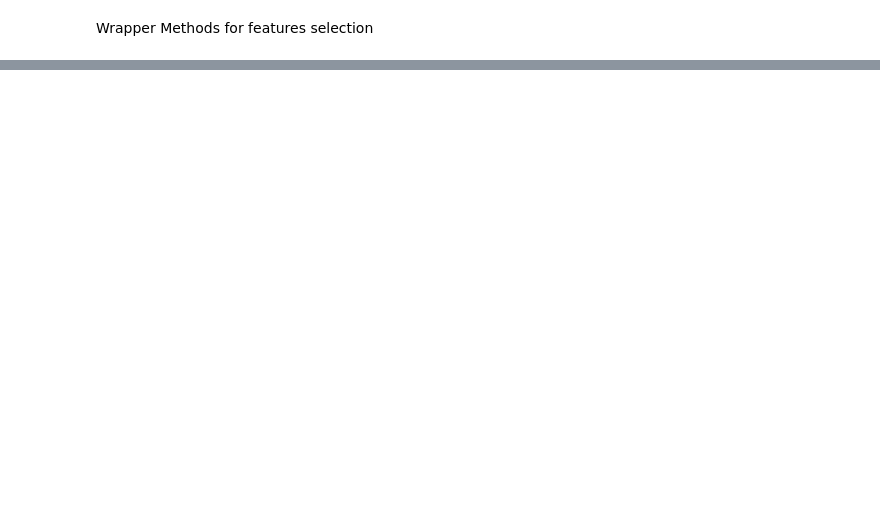
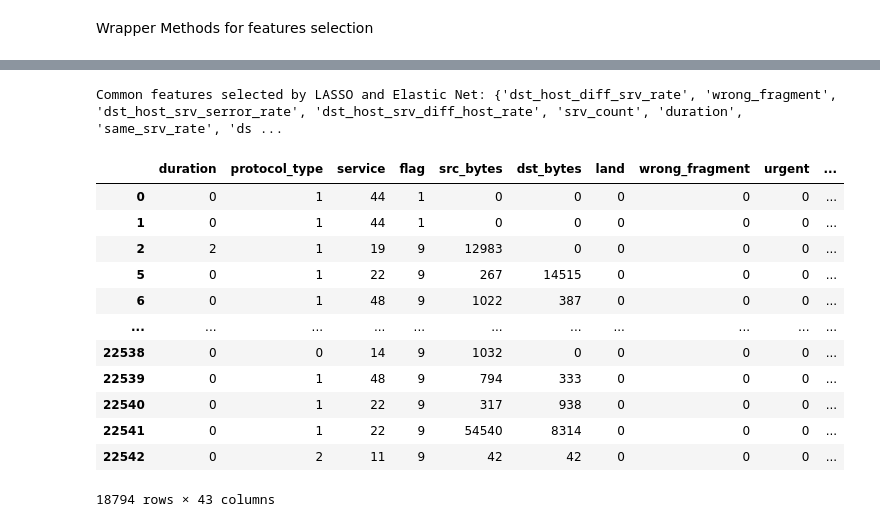
Before and after one commit to karunaprakash062/Major_Project, a Jupyter notebook: featureselection.ipynb, the cells around one changed output, grey strips where cells are left out. Cells and saved outputs as stored; diff of their text form; code cells hidden in the pictures; blank space fills up the shorter version.

```diff
--- a/featureselection.ipynb
+++ b/featureselection.ipynb
@@ -21,3 +22,5 @@ data['flag'] = encoder.fit_transform(data['flag'])
 removed_feature = data.pop('num_outbound_cmds')
 # %%
 target = data.pop('class')
+# %%
+target = encoder.fit_transform(target)
@@ -81,0 +177,6 @@ Wrapper Methods for features selection
+# %%
+common_features = set(selected_features_lasso).intersection(selected_features_elastic_net)
+
+print("Common features selected by LASSO and Elastic Net:", common_features)
+# %% [output]
+Common features selected by LASSO and Elastic Net: {'dst_host_diff_srv_rate', 'wrong_fragment', 'dst_host_srv_serror_rate', 'dst_host_srv_diff_host_rate', 'srv_count', 'duration', 'same_srv_rate', 'ds ...
@@ -81,0 +185,25 @@ Wrapper Methods for features selection
+# %%
+test_data = pd.read_csv('/content/drive/MyDrive/NSL-KDD/KDDTest+.csv')
+# %%
+test_data = test_data[test_data['class'].isin(unique_train_classes)]
+# %%
+test_data['service'] = encoder.fit_transform(test_data['service'])
+test_data['protocol_type'] = encoder.fit_transform(test_data['protocol_type'])
+test_data['flag'] = encoder.fit_transform(test_data['flag'])
+test_data['class'] = encoder.fit_transform(test_data['class'])
+# %%
+test_data
+# %% [output]
+|  | duration | protocol_type | service | flag | src_bytes | dst_bytes | land | wrong_fragment | urgent | ... |
+| 0 | 0 | 1 | 44 | 1 | 0 | 0 | 0 | 0 | 0 | ... |
+| 1 | 0 | 1 | 44 | 1 | 0 | 0 | 0 | 0 | 0 | ... |
+| 2 | 2 | 1 | 19 | 9 | 12983 | 0 | 0 | 0 | 0 | ... |
+| 5 | 0 | 1 | 22 | 9 | 267 | 14515 | 0 | 0 | 0 | ... |
+| 6 | 0 | 1 | 48 | 9 | 1022 | 387 | 0 | 0 | 0 | ... |
+| ... | ... | ... | ... | ... | ... | ... | ... | ... | ... | ... |
+| 22538 | 0 | 0 | 14 | 9 | 1032 | 0 | 0 | 0 | 0 | ... |
+| 22539 | 0 | 1 | 48 | 9 | 794 | 333 | 0 | 0 | 0 | ... |
+| 22540 | 0 | 1 | 22 | 9 | 317 | 938 | 0 | 0 | 0 | ... |
+| 22541 | 0 | 1 | 22 | 9 | 54540 | 8314 | 0 | 0 | 0 | ... |
+| 22542 | 0 | 2 | 11 | 9 | 42 | 42 | 0 | 0 | 0 | ... |
+18794 rows × 43 columns
```
Also changed, not shown: parts of 11 cells of this notebook.
